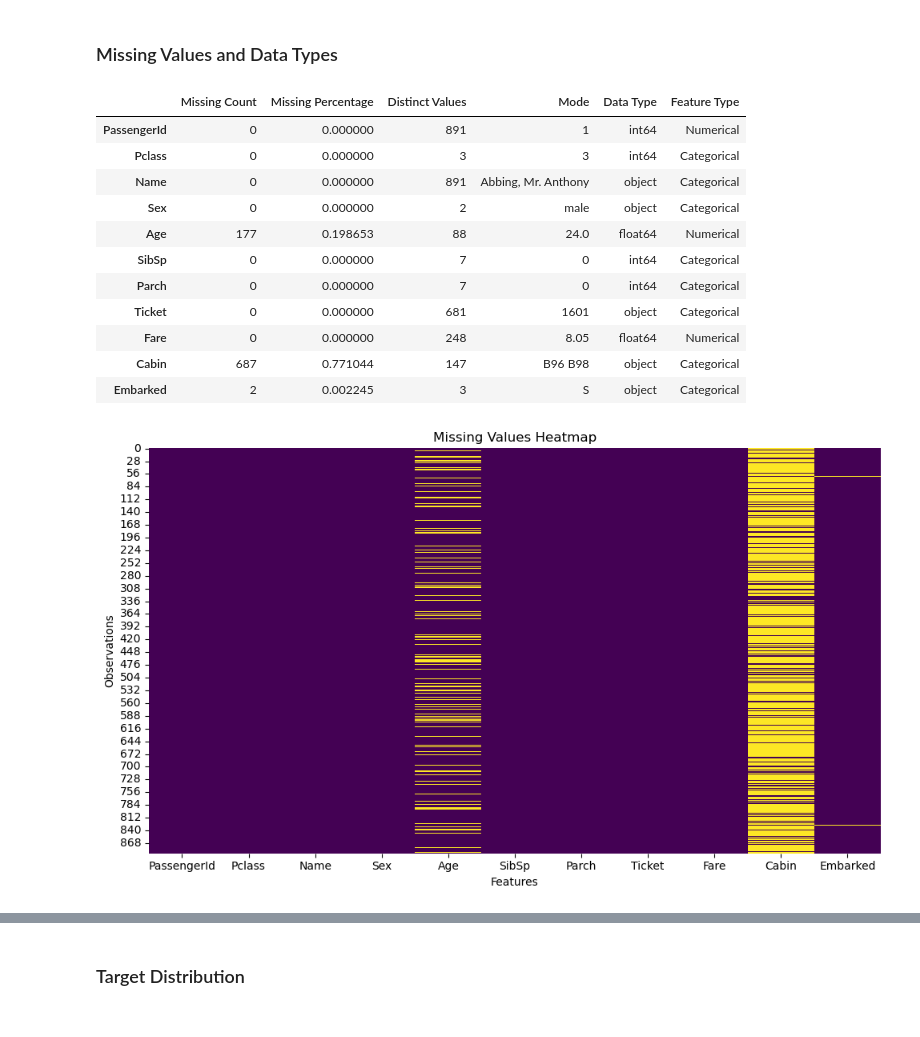
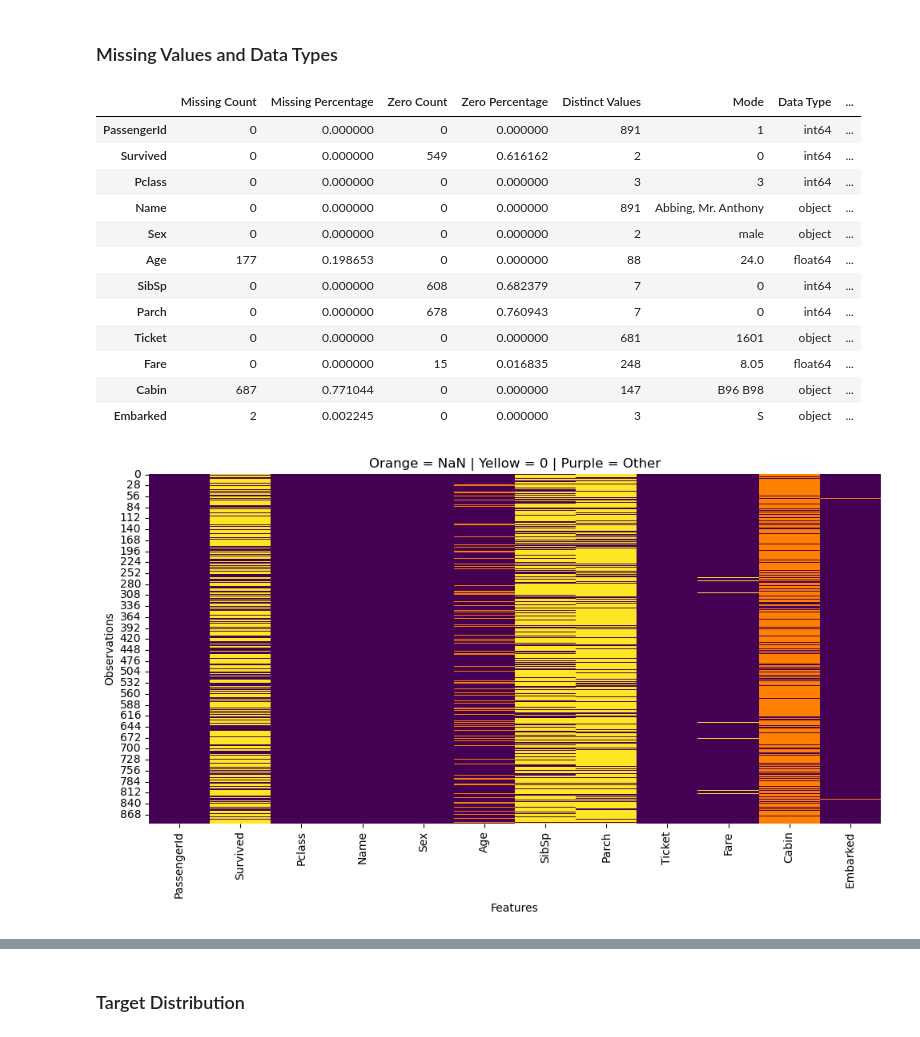
Before and after one commit to manugoetz/titanic-survival-prediction, a Jupyter notebook: notebooks/data_exploration.ipynb, the cells around one changed output, grey strips where cells are left out. Cells and saved outputs as stored; diff of their text form; code cells hidden in the pictures.

Commit message:
added feature and target analysis

```diff
--- a/notebooks/data_exploration.ipynb
+++ b/notebooks/data_exploration.ipynb
@@ -35,11 +35,8 @@ test_data.head()
 | 3 | 895 | 3 | Wirz, Mr. Albert | male | 27.0 | 0 | 0 | 315154 | 8.6625 | NaN | ... |
 | 4 | 896 | 3 | Hirvonen, Mrs. Alexander (Helga E... | female | 22.0 | 1 | 1 | 3101298 | 12.2875 | NaN | ... |
 # %%
-# Create copies and separate targets from features
+# Create copies
 titanic_train = train_data.copy()
-titanic_train_target = titanic_train["Survived"]
-titanic_train = train_data.drop("Survived", axis=1)
-
 titanic_test = test_data.copy()
 # %% [markdown]
 # Data Exploration
@@ -48,19 +45,20 @@ titanic_test = test_data.copy()
 # %%
 describe_dataframe(titanic_train)
 # %% [output]
-|  | Missing Count | Missing Percentage | Distinct Values | Mode | Data Type | Feature Type |
-| PassengerId | 0 | 0.000000 | 891 | 1 | int64 | Numerical |
-| Pclass | 0 | 0.000000 | 3 | 3 | int64 | Categorical |
-| Name | 0 | 0.000000 | 891 | Abbing, Mr. Anthony | object | Categorical |
-| Sex | 0 | 0.000000 | 2 | male | object | Categorical |
-| Age | 177 | 0.198653 | 88 | 24.0 | float64 | Numerical |
-| SibSp | 0 | 0.000000 | 7 | 0 | int64 | Categorical |
-| Parch | 0 | 0.000000 | 7 | 0 | int64 | Categorical |
-| Ticket | 0 | 0.000000 | 681 | 1601 | object | Categorical |
-| Fare | 0 | 0.000000 | 248 | 8.05 | float64 | Numerical |
-| Cabin | 687 | 0.771044 | 147 | B96 B98 | object | Categorical |
-| Embarked | 2 | 0.002245 | 3 | S | object | Categorical |
+|  | Missing Count | Missing Percentage | Zero Count | Zero Percentage | Distinct Values | Mode | Data Type | ... |
+| PassengerId | 0 | 0.000000 | 0 | 0.000000 | 891 | 1 | int64 | ... |
+| Survived | 0 | 0.000000 | 549 | 0.616162 | 2 | 0 | int64 | ... |
+| Pclass | 0 | 0.000000 | 0 | 0.000000 | 3 | 3 | int64 | ... |
+| Name | 0 | 0.000000 | 0 | 0.000000 | 891 | Abbing, Mr. Anthony | object | ... |
+| Sex | 0 | 0.000000 | 0 | 0.000000 | 2 | male | object | ... |
+| Age | 177 | 0.198653 | 0 | 0.000000 | 88 | 24.0 | float64 | ... |
+| SibSp | 0 | 0.000000 | 608 | 0.682379 | 7 | 0 | int64 | ... |
+| Parch | 0 | 0.000000 | 678 | 0.760943 | 7 | 0 | int64 | ... |
+| Ticket | 0 | 0.000000 | 0 | 0.000000 | 681 | 1601 | object | ... |
+| Fare | 0 | 0.000000 | 15 | 0.016835 | 248 | 8.05 | float64 | ... |
+| Cabin | 687 | 0.771044 | 0 | 0.000000 | 147 | B96 B98 | object | ... |
+| Embarked | 2 | 0.002245 | 0 | 0.000000 | 3 | S | object | ... |
 # %%
-plot_missing_values(titanic_train)
+plot_missing_values(titanic_train, show_zeros=True)
 # %% [output]
-[figure, old version]
+[figure, new version]
```
Also changed, not shown: parts of 66 cells of this notebook, 1 other file.
